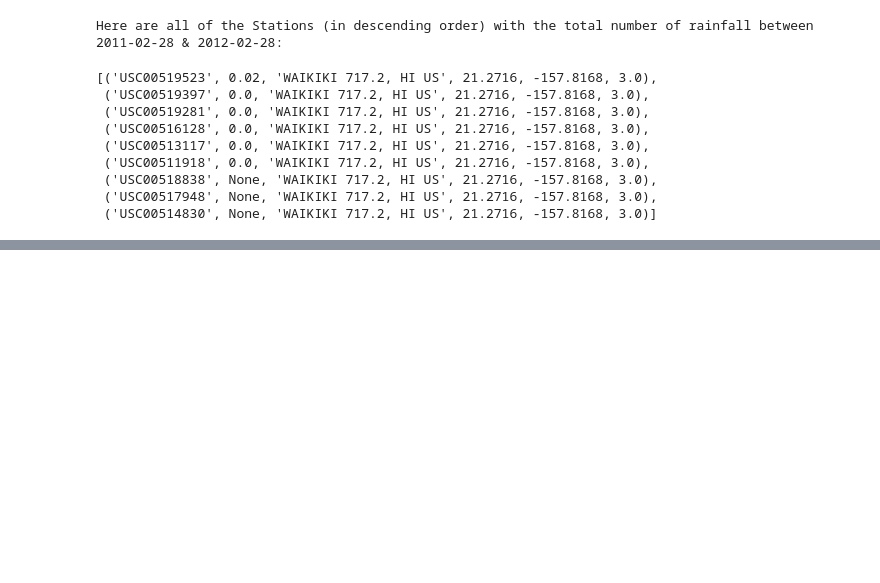
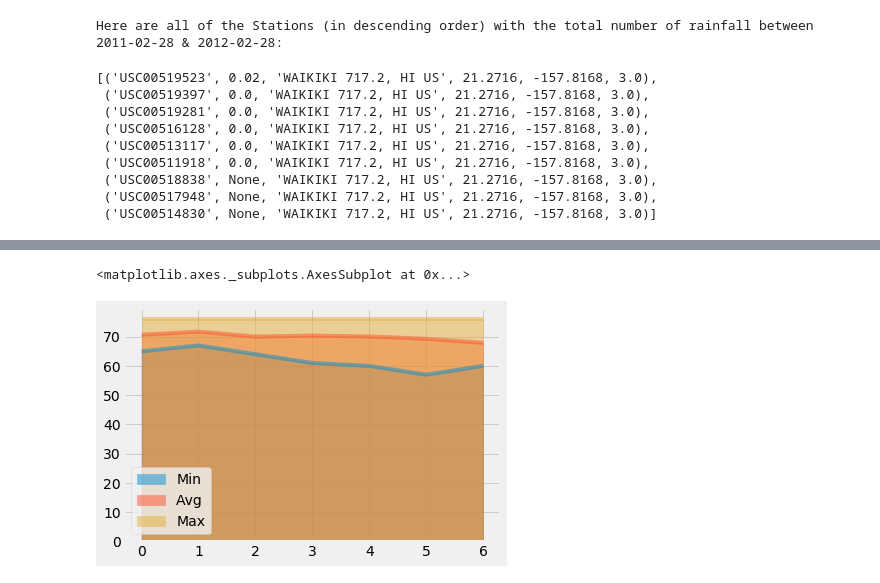
Before and after one commit to temidolan/SQL-Alchemy, a Jupyter notebook: Instructions/climate_starter.ipynb, the cells around one changed output, grey strips where cells are left out. Saved outputs shown, nothing was run; the diff lists cells and outputs as text; code cells hidden in the pictures; blank space fills up the shorter version.

Commit message:
created vacations.df and the area graph

```diff
--- a/Instructions/climate_starter.ipynb
+++ b/Instructions/climate_starter.ipynb
@@ -364,7 +354,7 @@ def daily_normals(date):
 
     """
 
-    sel = [func.min(Measurement.tobs), func.avg(Measurement.tobs), func.max(Measurement.tobs)]
-    return session.query(*sel).filter(func.strftime("%m-%d", Measurement.date) == date).all()
+    sel = [func.min(measurement.tobs), func.avg(measurement.tobs), func.max(measurement.tobs)]
+    return session.query(*sel).filter(func.strftime("%m-%d", measurement.date) == date).all()
 
 daily_normals("01-01")
@@ -378,4 +370,21 @@ daily_normals("01-01")
 
 # Stip off the year and save a list of %m-%d strings
 
-# Loop through the list of %m-%d strings and calculate the normals for each date
+# Loop through the list of %m-%d strings and calculate the normals for each date# listing the dates for vacation
+
+Vacation_dates = ["02-28", "02-29", "03-01", "03-02", "03-03","03-04","03-05"]
+normals = []
+# returning avg, min, max rainfall for Hawaii vacation
+for i in Vacation_dates:
+    vacation = {}
+    vacation["Date"] = "{}".format(i)
+    daily_normal = daily_normals(i)
+    vacation["Min"] = daily_normal[0][0]
+    vacation["Avg"] = round(daily_normal[0][1],2)
+    vacation["Max"] = daily_norm[0][2]
+#print(vacation)
+    normals.append(vacation)
+#print(normals)
+
+vacations_df = pd.DataFrame(normals)
+vacations_df
@@ -382,2 +400,3 @@ daily_normals("01-01")
 # %%
 # Load the previous query results into a Pandas DataFrame and add the `trip_dates` range as the `date` index
+vacations_df.set_index("Date")
@@ -384,2 +413,6 @@ daily_normals("01-01")
 # %%
 # Plot the daily normals as an area plot with `stacked=False`
+vacations_df.plot(kind="area",alpha = 0.5, stacked = False)
+# %% [output]
+<matplotlib.axes._subplots.AxesSubplot at 0x...>
+[figure, added]
```
Also changed, not shown: parts of 4 cells of this notebook.
